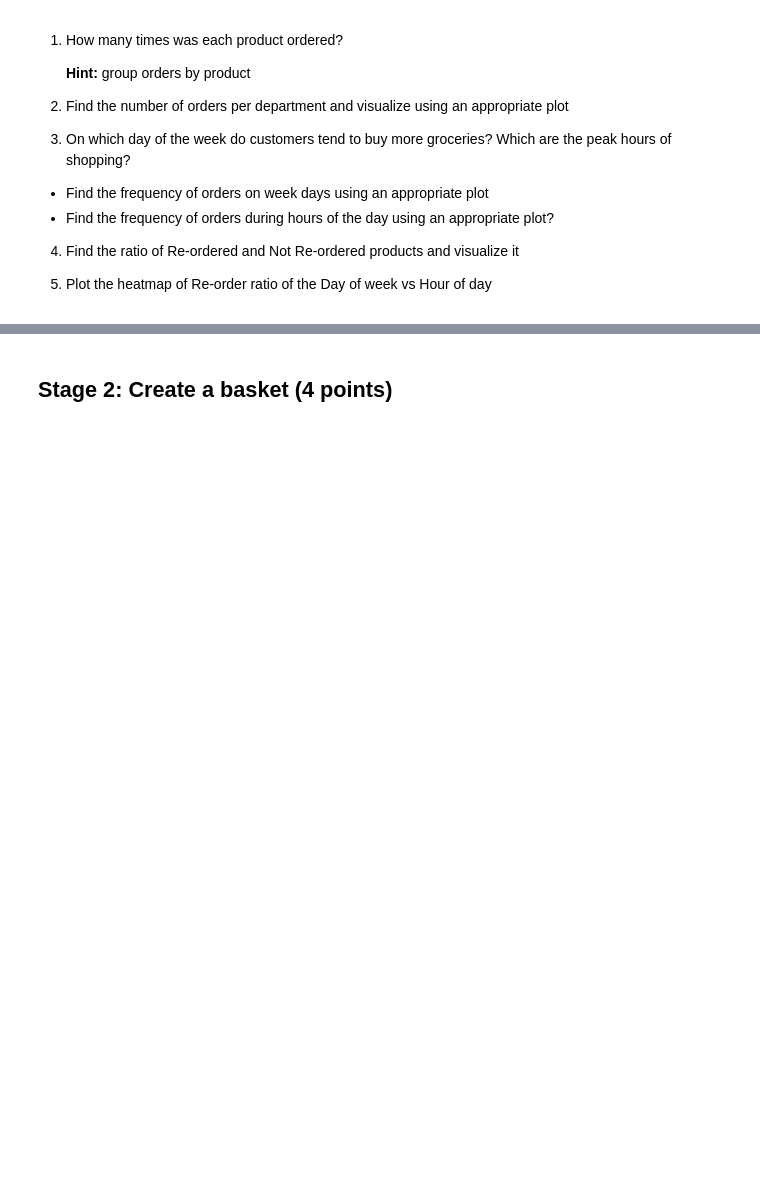
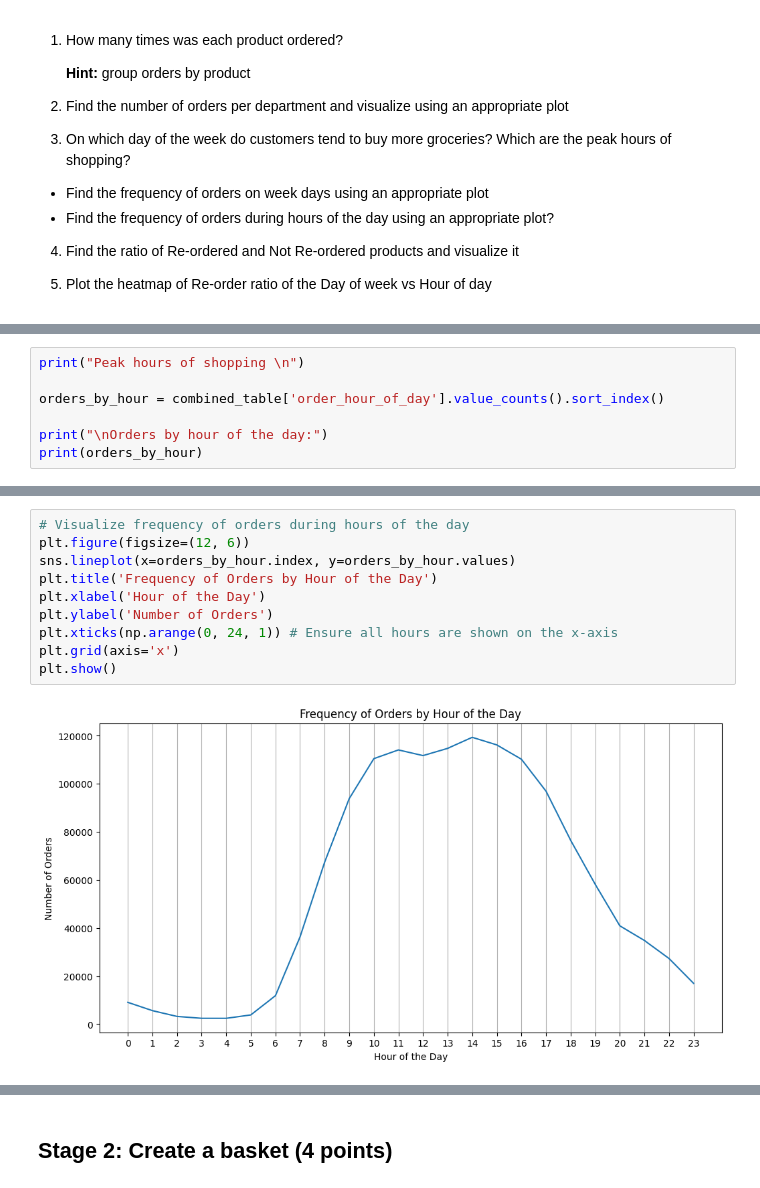
Before and after one commit to surabhi13gupta/CDS, a Jupyter notebook: Module 8/MP1/Market_Basket_Analysis.ipynb, the cells around one changed output, grey strips where cells are left out. Drawn from its saved outputs; the diff is of its cells as text; blank space fills up the shorter version.

```diff
--- a/Module 8/MP1/Market_Basket_Analysis.ipynb
+++ b/Module 8/MP1/Market_Basket_Analysis.ipynb
@@ -147,0 +241,7 @@ of shopping?
+# %%
+print("Peak hours of shopping \n")
+
+orders_by_hour = combined_table['order_hour_of_day'].value_counts().sort_index()
+
+print("\nOrders by hour of the day:")
+print(orders_by_hour)
@@ -147,0 +266,12 @@ of shopping?
+# %%
+# Visualize frequency of orders during hours of the day
+plt.figure(figsize=(12, 6))
+sns.lineplot(x=orders_by_hour.index, y=orders_by_hour.values)
+plt.title('Frequency of Orders by Hour of the Day')
+plt.xlabel('Hour of the Day')
+plt.ylabel('Number of Orders')
+plt.xticks(np.arange(0, 24, 1)) # Ensure all hours are shown on the x-axis
+plt.grid(axis='x')
+plt.show()
+# %% [output]
+[figure, added]
```
Also changed, not shown: parts of 20 cells of this notebook.
